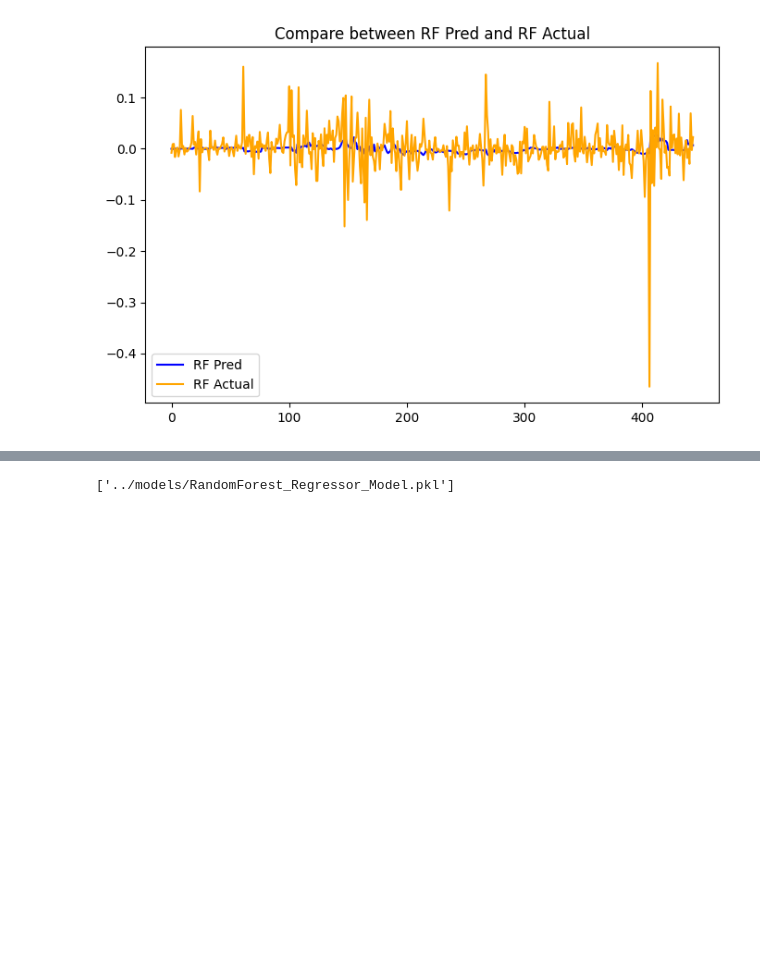
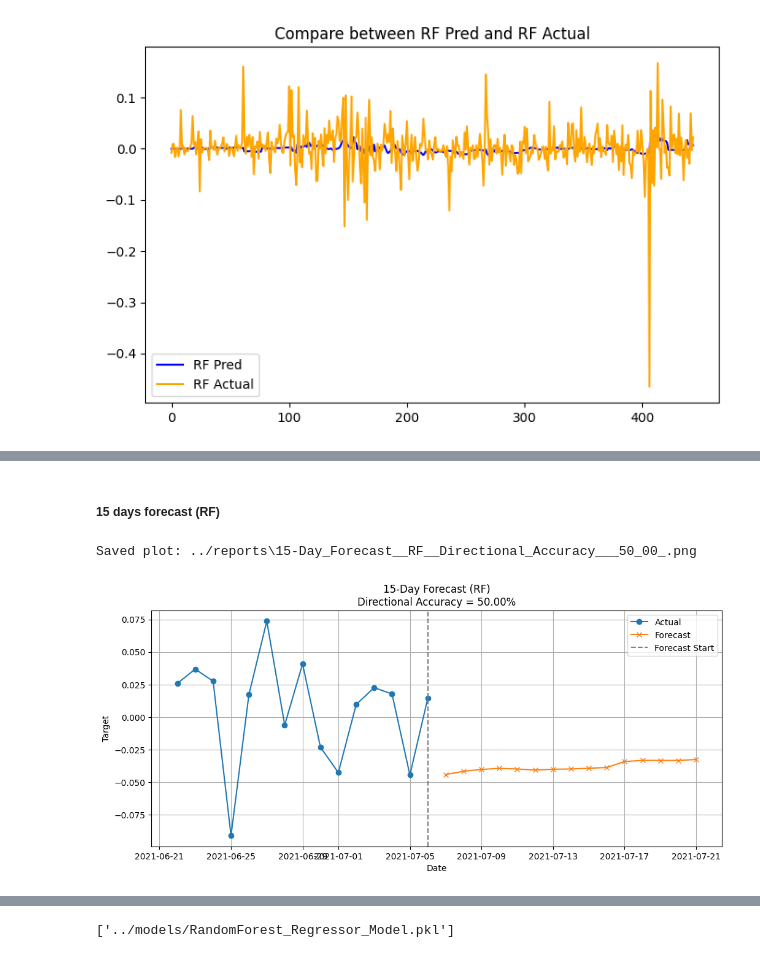
Before and after one commit to naresh5422/crypto-forecasting-project, a Jupyter notebook: notebooks/cryptocurrency_price_forecasting.ipynb, the cells around one changed output, grey strips where cells are left out. Drawn from its saved outputs; the diff is of its cells as text; code cells hidden in the pictures; blank space fills up the shorter version.

```diff
--- a/notebooks/cryptocurrency_price_forecasting.ipynb
+++ b/notebooks/cryptocurrency_price_forecasting.ipynb
@@ -954,0 +1024,12 @@ Saved plot: ../reports\Compare_between_RF_Pred_and_RF_Actual.png
+# %% [markdown]
+##### 15 days forecast (RF)
+# %%
+
+plot_multistep_forecast(y_test,
+                        forecast_15_rf,
+                        steps=15,
+                        dir_acc=dir_15,
+                        title_suffix="(RF)")
+# %% [output]
+Saved plot: ../reports\15-Day_Forecast__RF__Directional_Accuracy___50_00_.png
+[figure, added]
```
Also changed, not shown: parts of 47 cells of this notebook, 25 other files.
